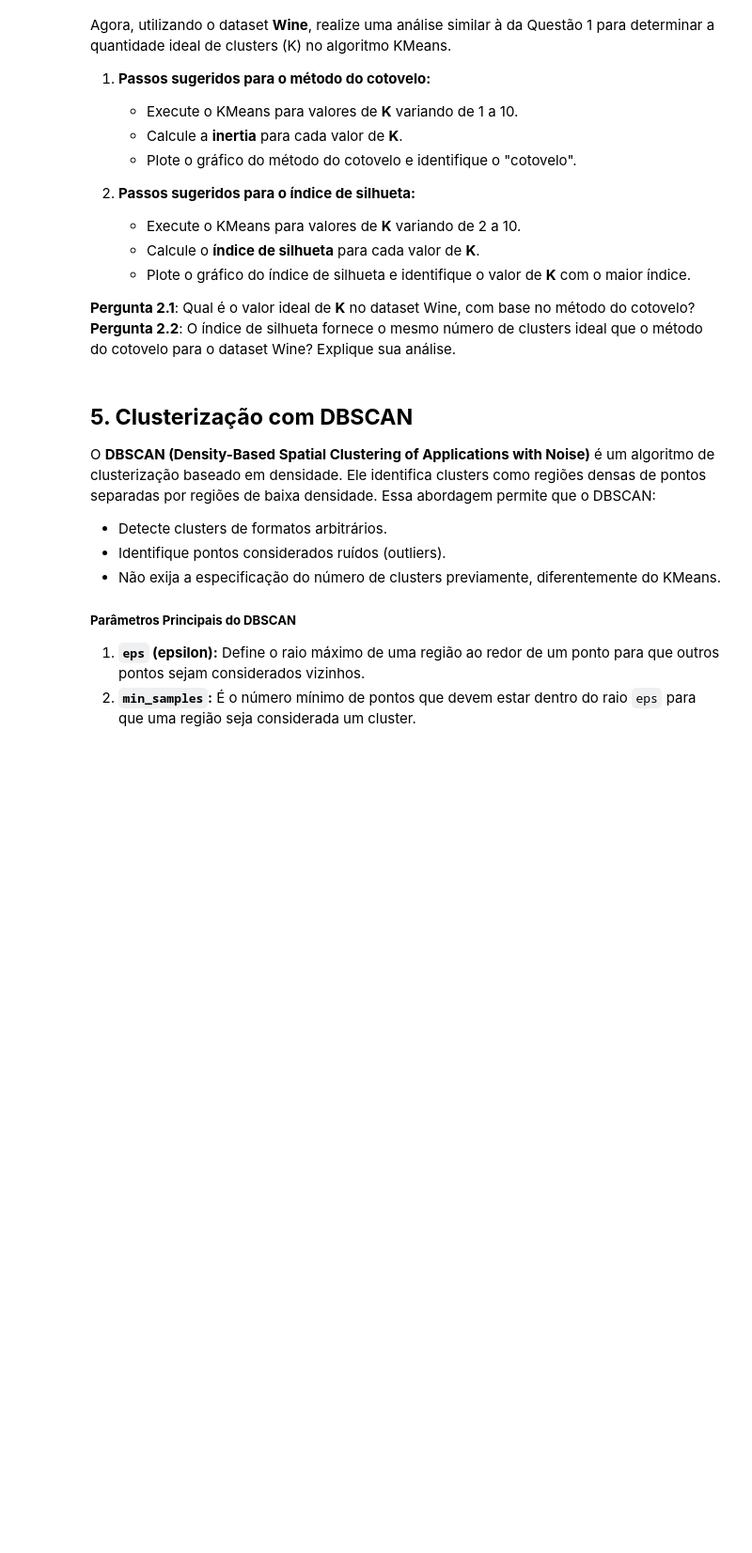
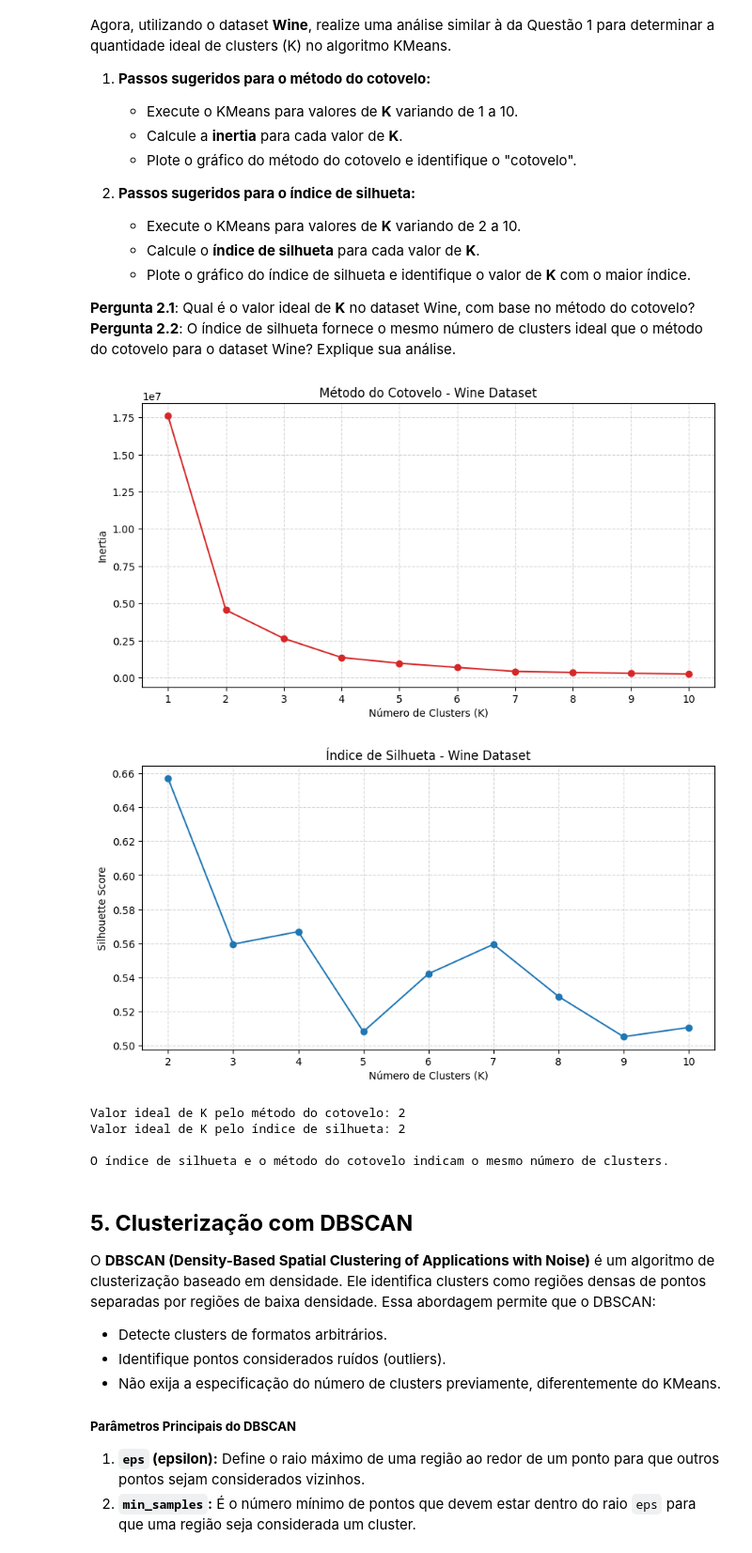
Before and after one commit to alysonbz/IA-CD, a Jupyter notebook: Aula15_Aprendizado_não_supervisionado.ipynb, the cells around one changed output. Shown at 94% size. Cells and saved outputs as stored; diff of their text form; code cells hidden in the pictures; blank space fills up the shorter version.

```diff
--- a/Aula15_Aprendizado_não_supervisionado.ipynb
+++ b/Aula15_Aprendizado_não_supervisionado.ipynb
@@ -362,3 +379,58 @@ Agora, utilizando o dataset **Wine**, realize uma análise similar à da Questã
+# %%
+# Carregar o dataset Wine
+wine = load_wine()
+data_wine = pd.DataFrame(wine.data, columns=wine.feature_names)
+
+inertia_scores = []
+silhouette_scores = []
+
+for k in range(1, 11):
+    kmeans = KMeans(n_clusters=k, random_state=42)
+    kmeans.fit(data_wine)
+    inertia_scores.append(kmeans.inertia_)
+
+for k in range(2, 11):
+    kmeans = KMeans(n_clusters=k, random_state=42)
+    labels = kmeans.fit_predict(data_wine)
+    silhouette_scores.append(silhouette_score(data_wine, labels))
+
+plt.figure(figsize=(10, 5))
+plt.plot(range(1, 11), inertia_scores, marker='o', color='tab:red')
+plt.title('Método do Cotovelo - Wine Dataset')
+plt.xlabel('Número de Clusters (K)')
+plt.ylabel('Inertia')
+plt.xticks(range(1, 11))
+plt.grid(True, linestyle='--', alpha=0.5)
+plt.show()
+
+plt.figure(figsize=(10, 5))
+plt.plot(range(2, 11), silhouette_scores, marker='o', color='tab:blue')
+plt.title('Índice de Silhueta - Wine Dataset')
+plt.xlabel('Número de Clusters (K)')
+plt.ylabel('Silhouette Score')
+plt.xticks(range(2, 11))
+plt.grid(True, linestyle='--', alpha=0.5)
+plt.show()
+
+second_diffs = [inertia_scores[i - 1] - 2 * inertia_scores[i] + inertia_scores[i + 1] for i in range(1, len(inertia_scores) - 1)]
+best_inertia_k = 2 + int(np.argmax(second_diffs))
+best_silhouette_k = 2 + int(np.argmax(silhouette_scores))
+
+print(f'Valor ideal de K pelo método do cotovelo: {best_inertia_k}')
+print(f'Valor ideal de K pelo índice de silhueta: {best_silhouette_k}')
+print()
+if best_inertia_k == best_silhouette_k:
+    print('O índice de silhueta e o método do cotovelo indicam o mesmo número de clusters.')
+else:
+    print('O índice de silhueta e o método do cotovelo indicam valores diferentes de K.')
+    print('Isso pode acontecer porque o método do cotovelo busca o ponto de inflexão na redução de inertia, enquanto o índice de silhueta avalia separação e coesão de clusters.')
+# %% [output]
+[figure, added]
+[figure, added]
+Valor ideal de K pelo método do cotovelo: 2
+Valor ideal de K pelo índice de silhueta: 2
+
+O índice de silhueta e o método do cotovelo indicam o mesmo número de clusters.
 # %% [markdown]
 ## **5. Clusterização com DBSCAN**
 
```
Also changed, not shown: parts of 6 cells of this notebook.
